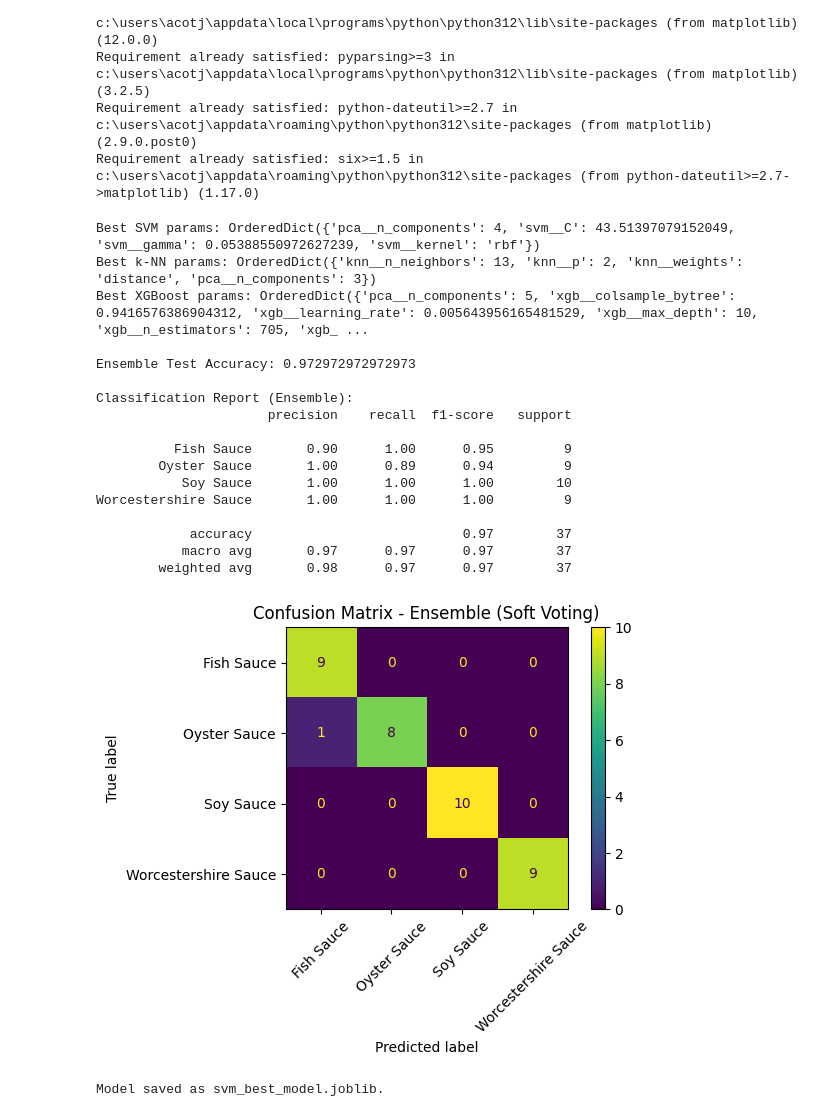
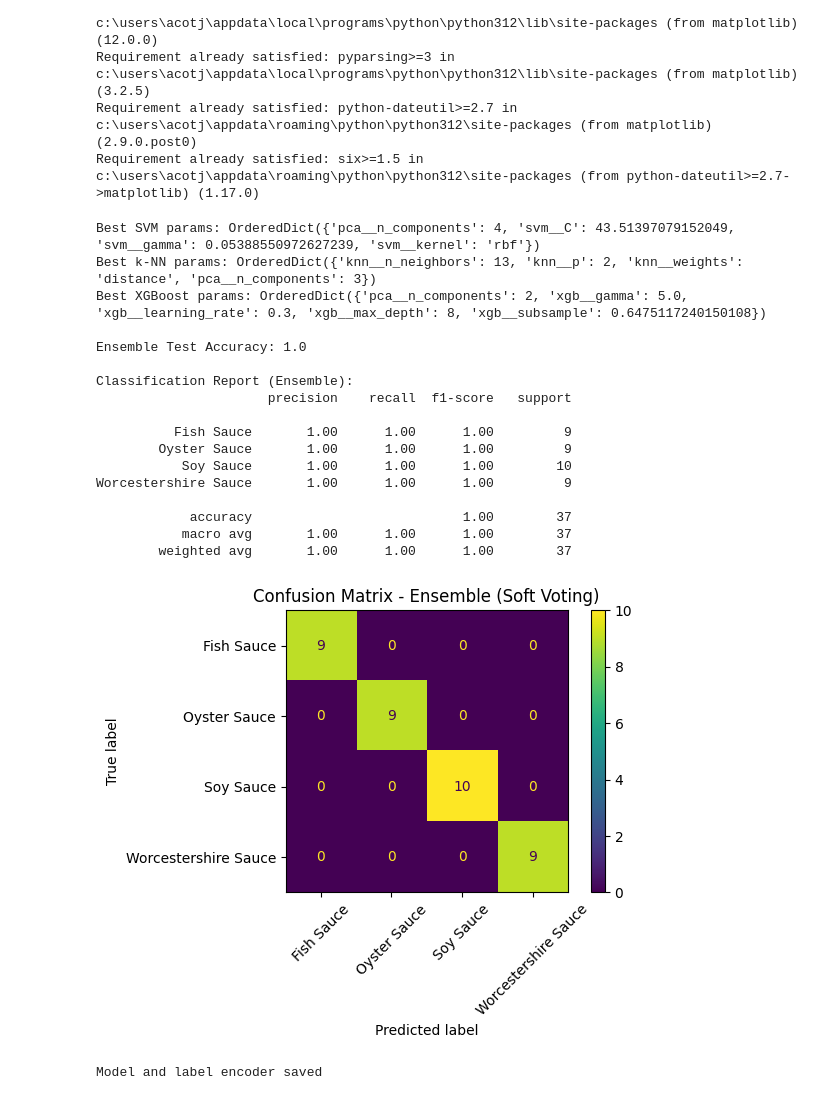
Before and after one commit to cbbendol23/enose-dark-sauce-classification, a Jupyter notebook: Article2/MODEL_TRAINING.ipynb, the cells around one changed output. Drawn from its saved outputs; the diff is of its cells as text; code cells hidden in the pictures.

```diff
--- a/Article2/MODEL_TRAINING.ipynb
+++ b/Article2/MODEL_TRAINING.ipynb
@@ -64,9 +64,6 @@ from skopt.space import Real, Integer, Categorical
 from sklearn.model_selection import StratifiedKFold
 from sklearn.preprocessing import LabelEncoder
 # %%
-# ------------------------
-# Load dataset
-# ------------------------
 main_voc_df = pd.read_csv("final_trainingset.csv")
 X = main_voc_df.drop(columns=["Label"])
 y = main_voc_df["Label"]
@@ -102,7 +99,7 @@ svm_space = {
 }
 
 svm_search = BayesSearchCV(
-    svm_pipe, svm_space, n_iter=40, cv=cv, scoring="accuracy",
+    svm_pipe, svm_space, n_iter=40, cv=cv, scoring="f1_macro",
     n_jobs=-1, random_state=42, refit=True
 )
 svm_search.fit(X_train, y_train_enc)
@@ -128,7 +125,7 @@ knn_space = {
 }
 
 knn_search = BayesSearchCV(
-    knn_pipe, knn_space, n_iter=40, cv=cv, scoring="accuracy",
+    knn_pipe, knn_space, n_iter=40, cv=cv, scoring="f1_macro",
     n_jobs=-1, random_state=42, refit=True
 )
 knn_search.fit(X_train, y_train_enc)
@@ -152,15 +149,14 @@ xgb_pipe = Pipeline([
 
 xgb_space = {
     "pca__n_components": Integer(2, min(20, X.shape[1])),
-    "xgb__n_estimators": Integer(100, 800),
+    "xgb__learning_rate": Real(1e-3, 0.3, prior="log-uniform"),
     "xgb__max_depth": Integer(2, 10),
-    "xgb__learning_rate": Real(1e-3, 0.3, prior="log-uniform"),
-    "xgb__subsample": Real(0.5, 1.0),
-    "xgb__colsample_bytree": Real(0.5, 1.0)
+    "xgb__gamma": Real(0.0, 5.0),
+    "xgb__subsample": Real(0.5, 1.0)
 }
 
 xgb_search = BayesSearchCV(
-    xgb_pipe, xgb_space, n_iter=50, cv=cv, scoring="accuracy",
+    xgb_pipe, xgb_space, n_iter=50, cv=cv, scoring="f1_macro",
     n_jobs=-1, random_state=42, refit=True
 )
 xgb_search.fit(X_train, y_train_enc)
@@ -182,44 +178,44 @@ ensemble = VotingClassifier(
 )
 
 ensemble.fit(X_train, y_train_enc)
 
 # Predict (encoded) -> decode back to original sauce labels
 y_pred_enc = ensemble.predict(X_test)
 y_pred = le.inverse_transform(y_pred_enc)
 
 print("\nEnsemble Test Accuracy:", accuracy_score(y_test, y_pred))
 print("\nClassification Report (Ensemble):")
 print(classification_report(y_test, y_pred))
 
 # Confusion Matrix (label strings)
 cm = confusion_matrix(y_test, y_pred, labels=le.classes_)
 disp = ConfusionMatrixDisplay(confusion_matrix=cm, display_labels=le.classes_)
 disp.plot(xticks_rotation=45)
 plt.title("Confusion Matrix - Ensemble (Soft Voting)")
 plt.tight_layout()
 plt.show()
 # %% [output]
 Best SVM params: OrderedDict({'pca__n_components': 4, 'svm__C': 43.51397079152049, 'svm__gamma': 0.05388550972627239, 'svm__kernel': 'rbf'})
 Best k-NN params: OrderedDict({'knn__n_neighbors': 13, 'knn__p': 2, 'knn__weights': 'distance', 'pca__n_components': 3})
-Best XGBoost params: OrderedDict({'pca__n_components': 5, 'xgb__colsample_bytree': 0.9416576386904312, 'xgb__learning_rate': 0.005643956165481529, 'xgb__max_depth': 10, 'xgb__n_estimators': 705, 'xgb_ ...
+Best XGBoost params: OrderedDict({'pca__n_components': 2, 'xgb__gamma': 5.0, 'xgb__learning_rate': 0.3, 'xgb__max_depth': 8, 'xgb__subsample': 0.6475117240150108})
 
-Ensemble Test Accuracy: 0.972972972972973
+Ensemble Test Accuracy: 1.0
 
 Classification Report (Ensemble):
                       precision    recall  f1-score   support
 
-          Fish Sauce       0.90      1.00      0.95         9
-        Oyster Sauce       1.00      0.89      0.94         9
+          Fish Sauce       1.00      1.00      1.00         9
+        Oyster Sauce       1.00      1.00      1.00         9
            Soy Sauce       1.00      1.00      1.00        10
 Worcestershire Sauce       1.00      1.00      1.00         9
 
-            accuracy                           0.97        37
-           macro avg       0.97      0.97      0.97        37
-        weighted avg       0.98      0.97      0.97        37
+            accuracy                           1.00        37
+           macro avg       1.00      1.00      1.00        37
+        weighted avg       1.00      1.00      1.00        37
-[figure, old version]
+[figure, new version]
 # %%
 joblib.dump(ensemble, "ensemble_model.joblib")
 joblib.dump(le, "label_encoder.joblib")
 print("Model and label encoder saved")
 # %% [output]
-Model saved as svm_best_model.joblib.
+Model and label encoder saved
```
Also changed, not shown: 3 other files.
